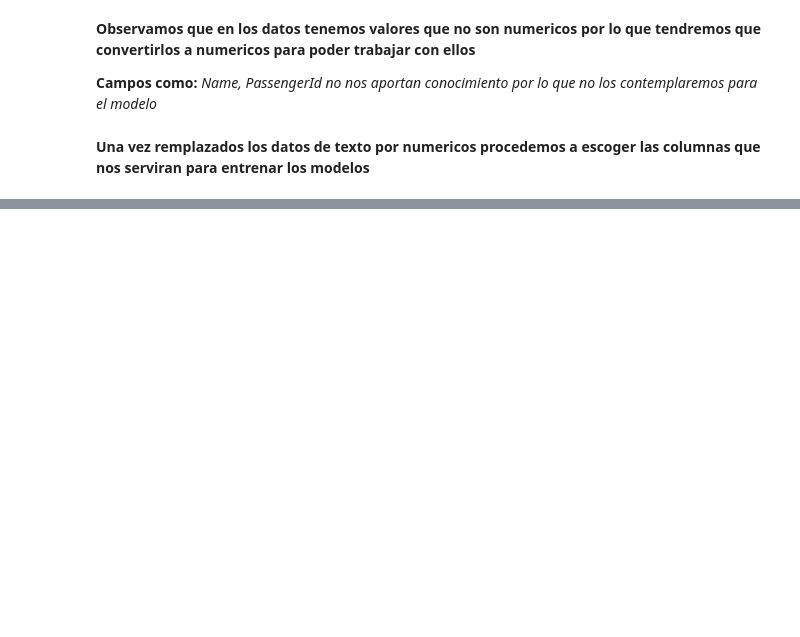
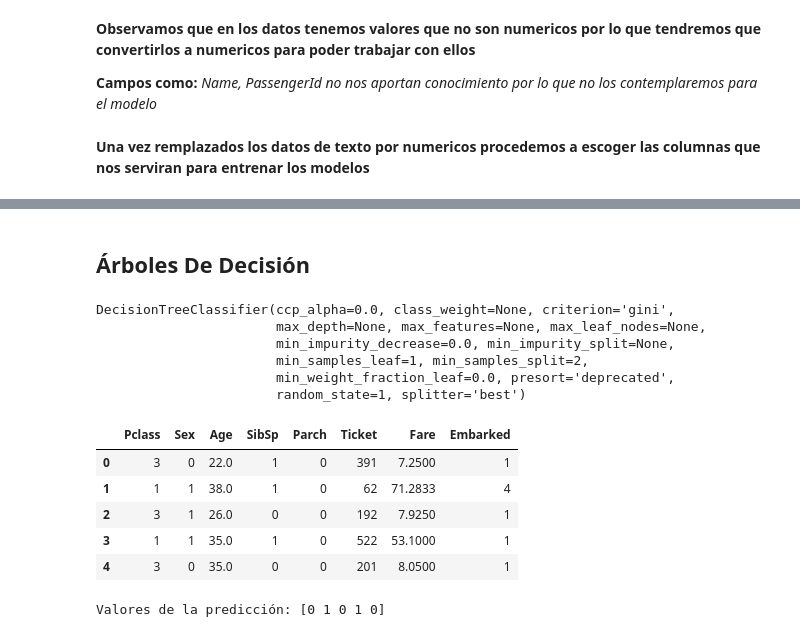
Before and after one commit to Ladivcr/Titanic-Challenge-ML, a Jupyter notebook: Titanic_ML_Kaggle.ipynb, the cells around one changed output, grey strips where cells are left out. Cells and saved outputs as stored; diff of their text form; code cells hidden in the pictures; blank space fills up the shorter version.

Commit message:
Implementación de diferentes modelos

```diff
--- a/Titanic_ML_Kaggle.ipynb
+++ b/Titanic_ML_Kaggle.ipynb
@@ -191,0 +208,2 @@ procedemos a evaluar los modelos con los que vamos a trabajar**
+# %% [markdown]
+## Árboles De Decisión
@@ -191,0 +216,25 @@ procedemos a evaluar los modelos con los que vamos a trabajar**
+# %%
+# Fit Model
+decision_Tree_Model.fit(train_X, train_y)
+# %% [output]
+DecisionTreeClassifier(ccp_alpha=0.0, class_weight=None, criterion='gini',
+                       max_depth=None, max_features=None, max_leaf_nodes=None,
+                       min_impurity_decrease=0.0, min_impurity_split=None,
+                       min_samples_leaf=1, min_samples_split=2,
+                       min_weight_fraction_leaf=0.0, presort='deprecated',
+                       random_state=1, splitter='best')
+# %%
+# Probamos el modelo con los datos que ya tenemos (antes de que fuesen separados)
+# para ver como funciona el modelo
+X.head()
+# %% [output]
+|  | Pclass | Sex | Age | SibSp | Parch | Ticket | Fare | Embarked |
+| 0 | 3 | 0 | 22.0 | 1 | 0 | 391 | 7.2500 | 1 |
+| 1 | 1 | 1 | 38.0 | 1 | 0 | 62 | 71.2833 | 4 |
+| 2 | 3 | 1 | 26.0 | 0 | 0 | 192 | 7.9250 | 1 |
+| 3 | 1 | 1 | 35.0 | 1 | 0 | 522 | 53.1000 | 1 |
+| 4 | 3 | 0 | 35.0 | 0 | 0 | 201 | 8.0500 | 1 |
+# %%
+print("Valores de la predicción:", decision_Tree_Model.predict(X.head()))
+# %% [output]
+Valores de la predicción: [0 1 0 1 0]
```
Also changed, not shown: parts of 52 cells of this notebook.
